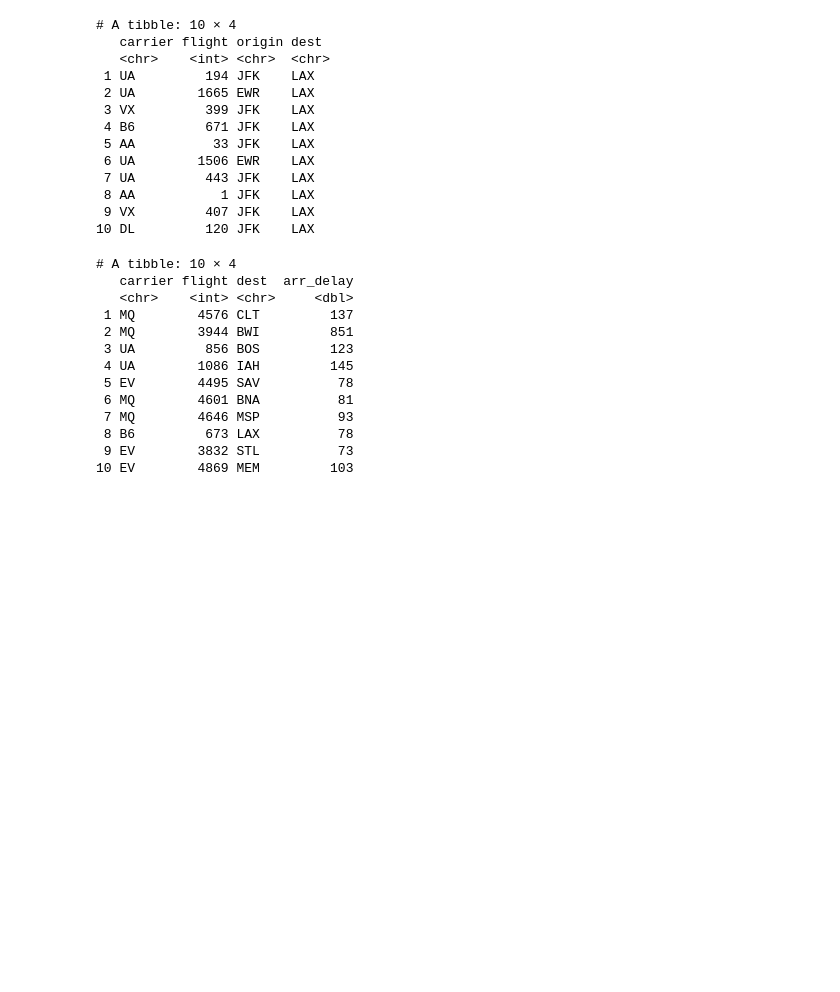
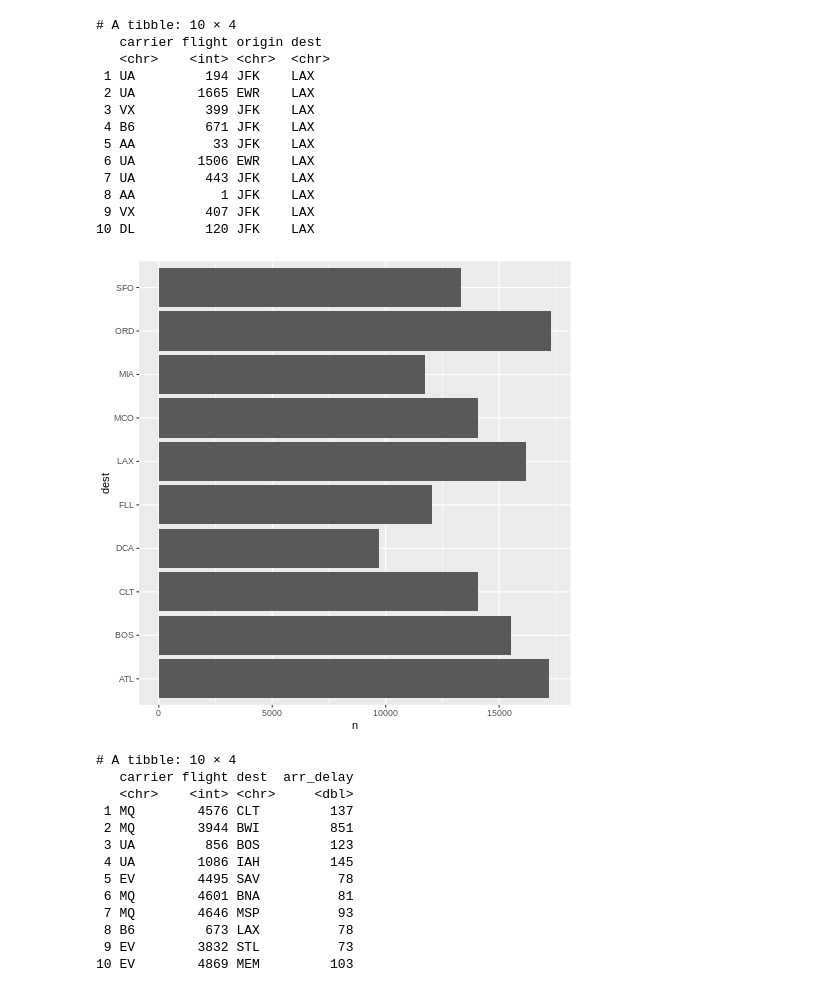
Before and after one commit to adigenova/uohdm, a Jupyter notebook: code/1_data_wrangling_tidyverse.ipynb, the cells around one changed output. Drawn from its saved outputs; the diff is of its cells as text; code cells hidden in the pictures; blank space fills up the shorter version.

```diff
--- a/code/1_data_wrangling_tidyverse.ipynb
+++ b/code/1_data_wrangling_tidyverse.ipynb
@@ -210,6 +254,24 @@ flights %>%
  8 AA           1 JFK    LAX
  9 VX         407 JFK    LAX
 10 DL         120 JFK    LAX
+# %%
+%%R
+
+#sort(table(flights$dest))
+hd=flights %>% select(dest) %>%
+           group_by(dest) %>%
+           summarise(n = n()) %>%
+           arrange(desc(n))
+
+#flights %>% select(dest) %>%
+#  ggplot(aes(y=dest)) +
+#  geom_bar()
+
+hd %>% slice_head(n=10) %>%
+      ggplot(aes(y=dest,x=n)) +
+      geom_col()
+# %% [output]
+[figure, added]
 # %%
 %%R
 flights %>%
```
Also changed, not shown: parts of 5 cells of this notebook.
